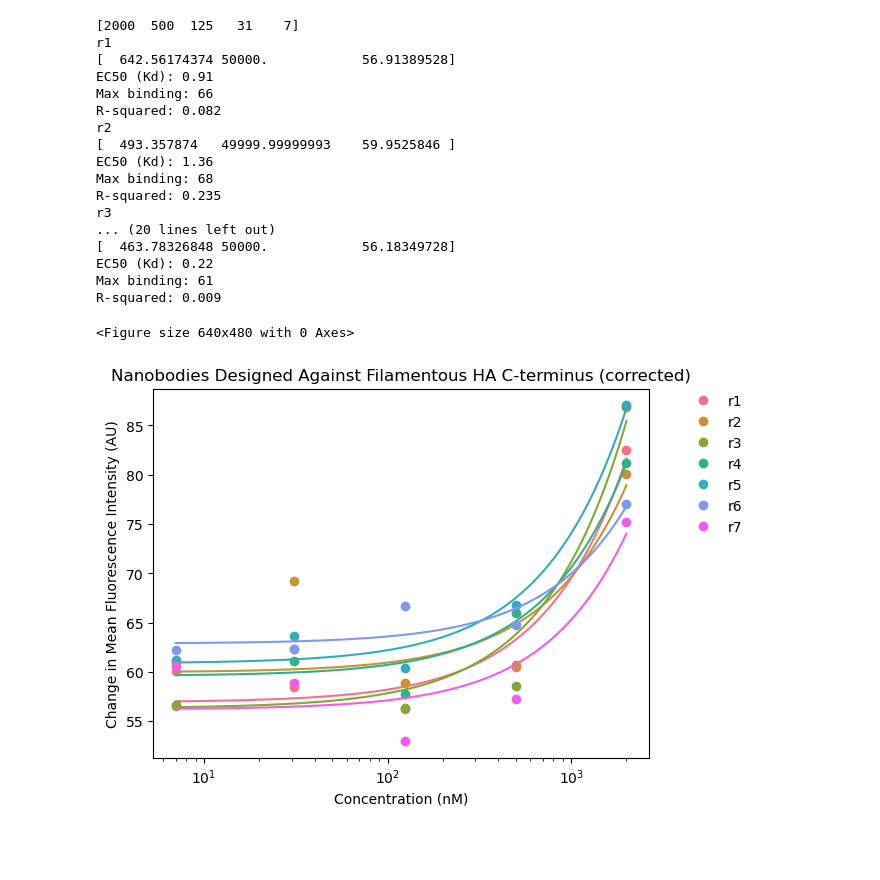
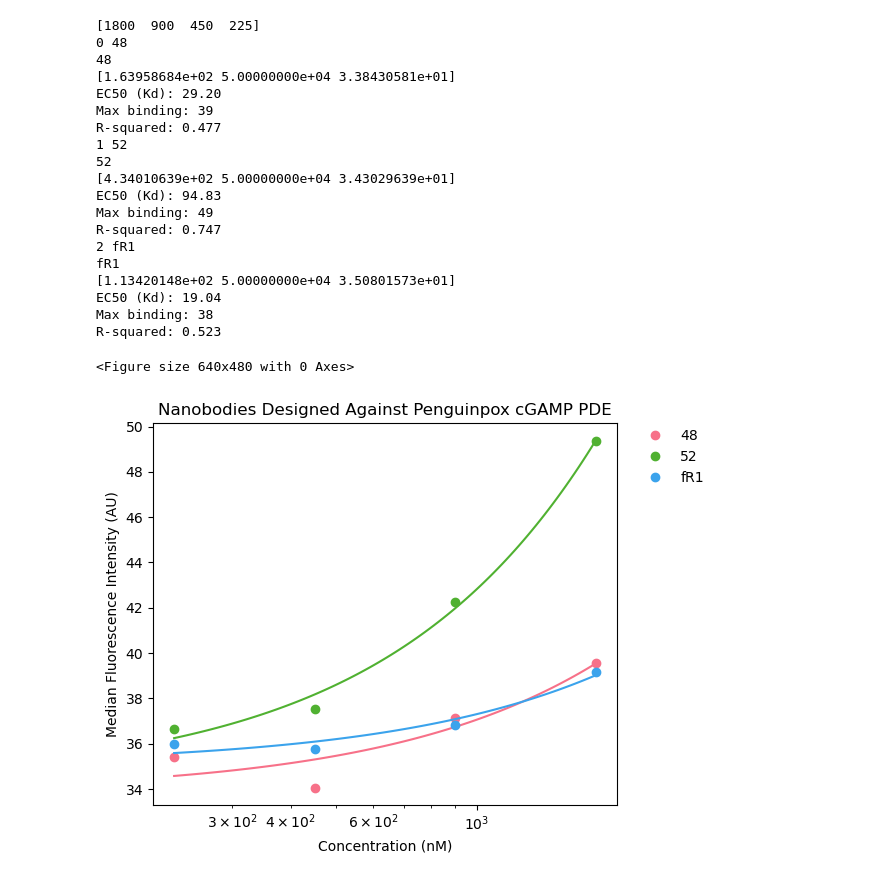
Before and after one commit to jhambale/Ab_display_flow_cytometry_stats, a Jupyter notebook: cell_input_bind_grapher.ipynb, the cells around one changed output. Saved outputs shown, nothing was run; the diff lists cells and outputs as text; code cells hidden in the pictures; blank space fills up the shorter version.

Commit message:
accomodate off target binding conditions (specify cross reactive Ag name in initialization)

```diff
--- a/cell_input_bind_grapher.ipynb
+++ b/cell_input_bind_grapher.ipynb
@@ -9,15 +9,16 @@ from scipy.optimize import curve_fit
 from utils_cb import *
 # %%
 # point to experiment of interest
-expt_id = 'jh_006'
-desired_metric = 'Mean'
+expt_id = 'jh_007'
+desired_metric = 'Median'
 
 out_dir = f'./outputs/{expt_id}/'
 make_dir(out_dir)
 # %%
 # call out which target name to include in graphs
-if expt_id == 'jh_001' or expt_id == 'jh_002' or expt_id == 'jh_004' or expt_id == 'jh_005':
+if expt_id == 'jh_001' or expt_id == 'jh_002' or expt_id == 'jh_004' or expt_id == 'jh_005' or expt_id == 'jh_007':
     target_name = 'Penguinpox cGAMP PDE'
+    crossreac = 'FHAB'
 elif expt_id == 'jh_003' or expt_id == 'jh_006':
     target_name = 'Filamentous HA C-terminus'
 
@@ -35,12 +36,17 @@ print(csv_files)
 # %%
 cell_graph_dict = {}
-for path in csv_files:
+for rank, path in enumerate(csv_files):
     # sample_name = 'yJH' + path.split('/').replace('_bindingnorm.csv','')
     bind_df = pd.read_csv(path, index_col=0)
 
+    bind_df_ontarget = bind_df[~bind_df['Sample'].str.contains(crossreac)]
+    # df_filtered = df[df['Text_Column'].str.contains(string_to_check)]
+    # print(bind_df_ontarget)
+
     sample_name = bind_df['cell_name'][0]
+    # rank_name = f'rank {rank+1}'
 
-    cell_graph_dict[sample_name] = bind_df
+    cell_graph_dict[sample_name] = bind_df_ontarget
     # print(bind_df)
 
 
@@ -55,7 +61,10 @@ colors = sns.color_palette("husl", len(cell_graph_dict.keys()))
 plt.clf()
 fig, ax = plt.subplots()
 for idx, cell in enumerate(big_graph_df['cell_name'].unique()):
-    print(cell)
+    print(idx, cell)
+    # rank_name = f'Rank {idx + 1}'
+    rank_name = cell
+    print(rank_name)
     row = big_graph_df[big_graph_df['cell_name'] == cell]
     y = row['correctedbinding']
     # print(x)
@@ -96,7 +105,7 @@ for idx, cell in enumerate(big_graph_df['cell_name'].unique()):
             marker = 'o',
             linestyle = 'none',
             color=colors[idx],
-            label=cell)
+            label=f'{rank_name}')
     ax.set_xscale('log', base=10)
 
     if fit_result:
@@ -104,54 +113,56 @@ for idx, cell in enumerate(big_graph_df['cell_name'].unique()):
         print(f"Max binding: {fit_result['Bmax']:.0f}")
         print(f"R-squared: {fit_result['R_squared']:.3f}")
 
         x_smooth = np.logspace(np.log10(min(x)),
                           np.log10(max(x)), 100).astype(int)
         # y_smooth = simple_binding_curve(x_smooth, *fit_result['params'])
         # y_smooth_cubic = f_cubic(x_smooth)
         # y_smooth_poly = polynomial(np.log10(x_smooth))
         y_smooth_hill = hyperbolic_binding_with_bg(x_smooth,*params_hill)
         # print(fitted_values[:5])
 
         # Mark EC50
         ec50_y = simple_binding_curve(fit_result['EC50'], *fit_result['params'])
         # print(fit_result['EC50'])
 
         plt.plot(x_smooth, y_smooth_hill, color=colors[idx])
         # if fit_result['EC50'] > 1:
         #     plt.plot(fit_result['EC50'], ec50_y, color=colors[idx], marker='o', markersize=10, label='EC50')
 
     plt.xlabel('Concentration (nM)')
-    plt.ylabel(f'Change in {desired_metric} Fluorescence Intensity (AU)')
-    plt.title(f'Nanobodies Designed Against {target_name} (corrected)')
+    plt.ylabel(f'{desired_metric} Fluorescence Intensity (AU)')
+    plt.title(f'Nanobodies Designed Against {target_name}')
     plt.legend(loc = 'upper right',
                bbox_to_anchor=(1.2, 1),
                borderaxespad=0,
                frameon=False)
 bind_outpath = f'{out_dir}nbbinding_hill_corrected_all_{desired_metric}.png'
-# plt.tight_layout()
+plt.tight_layout()
 plt.savefig(bind_outpath, bbox_inches='tight', dpi=800)
 plt.show()
 plt.close()
 # %% [output]
-[2000  500  125   31    7]
-r1
-[  642.56174374 50000.            56.91389528]
-EC50 (Kd): 0.91
-Max binding: 66
-R-squared: 0.082
-r2
-[  493.357874   49999.99999993    59.9525846 ]
-EC50 (Kd): 1.36
-Max binding: 68
-R-squared: 0.235
-r3
-... (20 lines left out)
-[  463.78326848 50000.            56.18349728]
-EC50 (Kd): 0.22
-Max binding: 61
-R-squared: 0.009
+[1800  900  450  225]
+0 48
+48
+[1.63958684e+02 5.00000000e+04 3.38430581e+01]
+EC50 (Kd): 29.20
+Max binding: 39
+R-squared: 0.477
+1 52
+52
+[4.34010639e+02 5.00000000e+04 3.43029639e+01]
+EC50 (Kd): 94.83
+Max binding: 49
+R-squared: 0.747
+2 fR1
+fR1
+[1.13420148e+02 5.00000000e+04 3.50801573e+01]
+EC50 (Kd): 19.04
+Max binding: 38
+R-squared: 0.523
 <Figure size 640x480 with 0 Axes>
-[figure, old version]
+[figure, new version]
 # %%
 # # 2 parameter logistic fit
 
```
Also changed, not shown: parts of 3 cells of this notebook, 2 other files.
